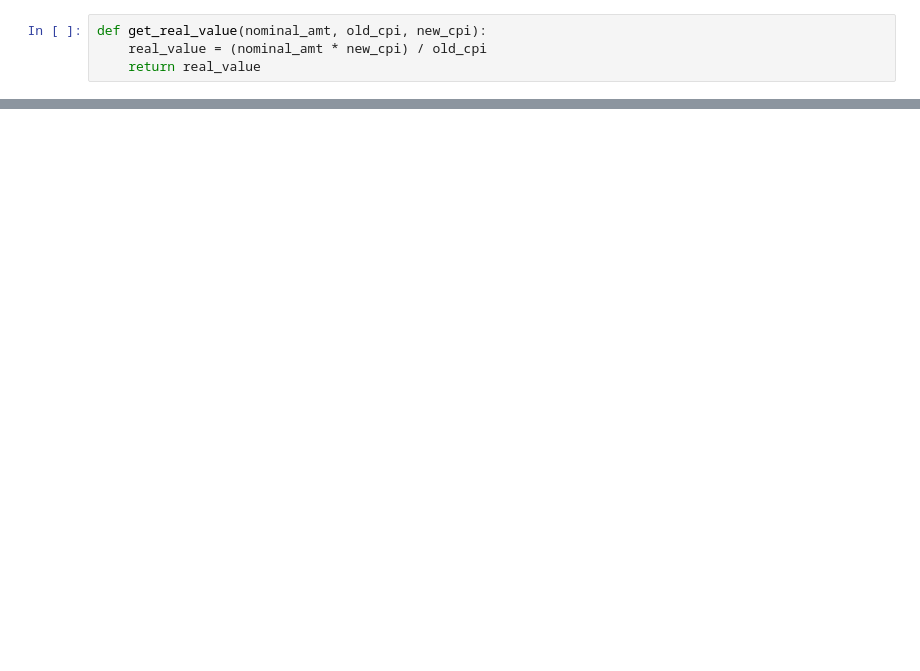
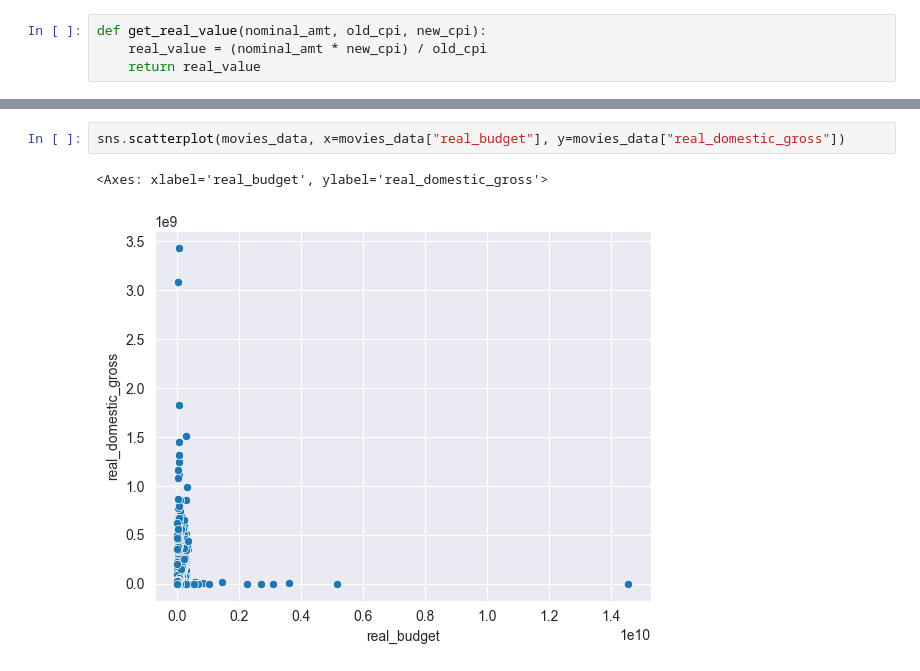
Before and after one commit to stwz13/ml, a Jupyter notebook: practice2.ipynb, the cells around one changed output, grey strips where cells are left out. Saved outputs shown, nothing was run; the diff lists cells and outputs as text; blank space fills up the shorter version.

```diff
--- a/practice2.ipynb
+++ b/practice2.ipynb
@@ -258,0 +275,5 @@ array([[<Axes: title={'center': 'num_Critic_for_reviews'}>,
+# %%
+sns.scatterplot(movies_data, x=movies_data["real_budget"], y=movies_data["real_domestic_gross"])
+# %% [output]
+<Axes: xlabel='real_budget', ylabel='real_domestic_gross'>
+[figure, added]
```
Also changed, not shown: parts of 21 cells of this notebook.
